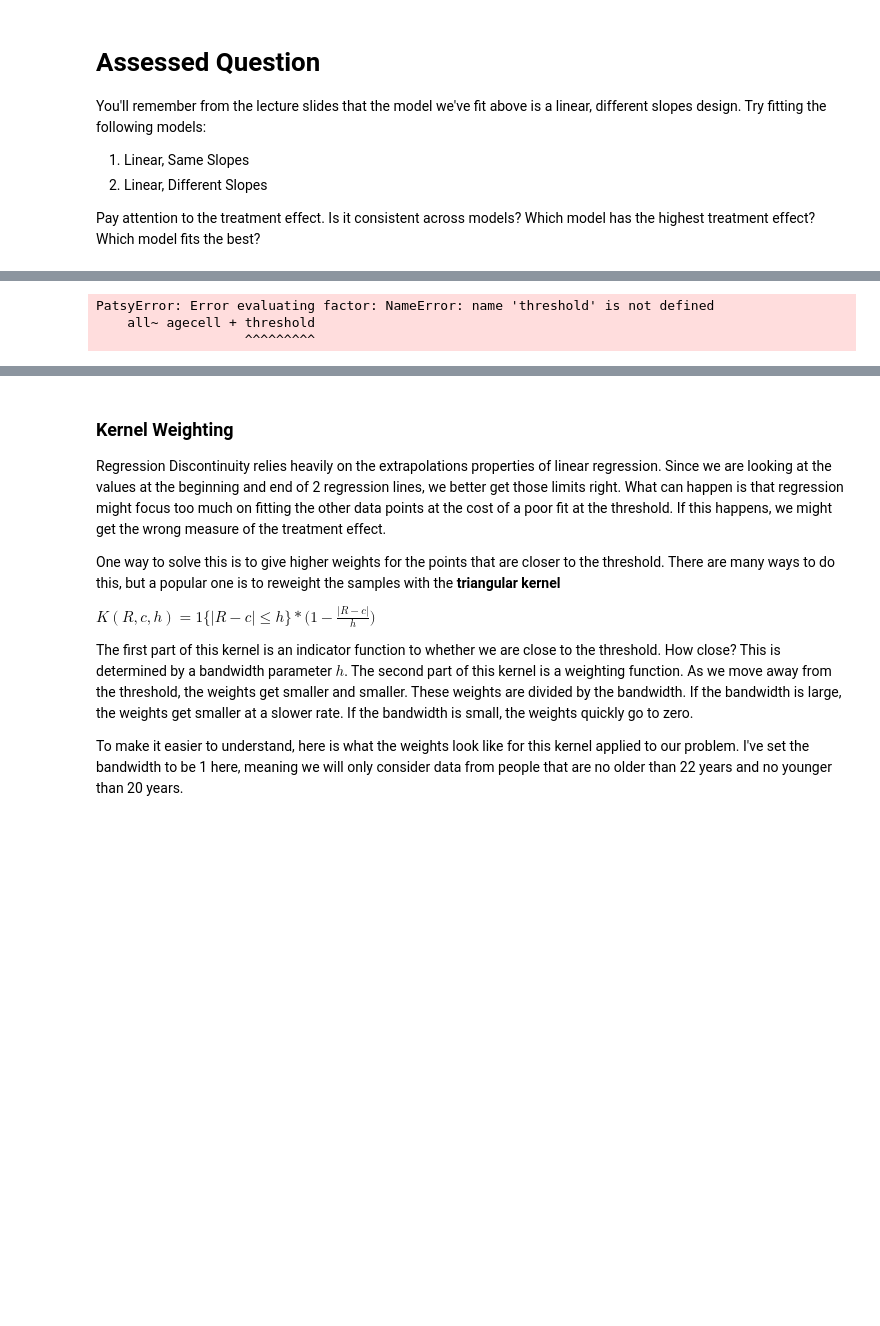
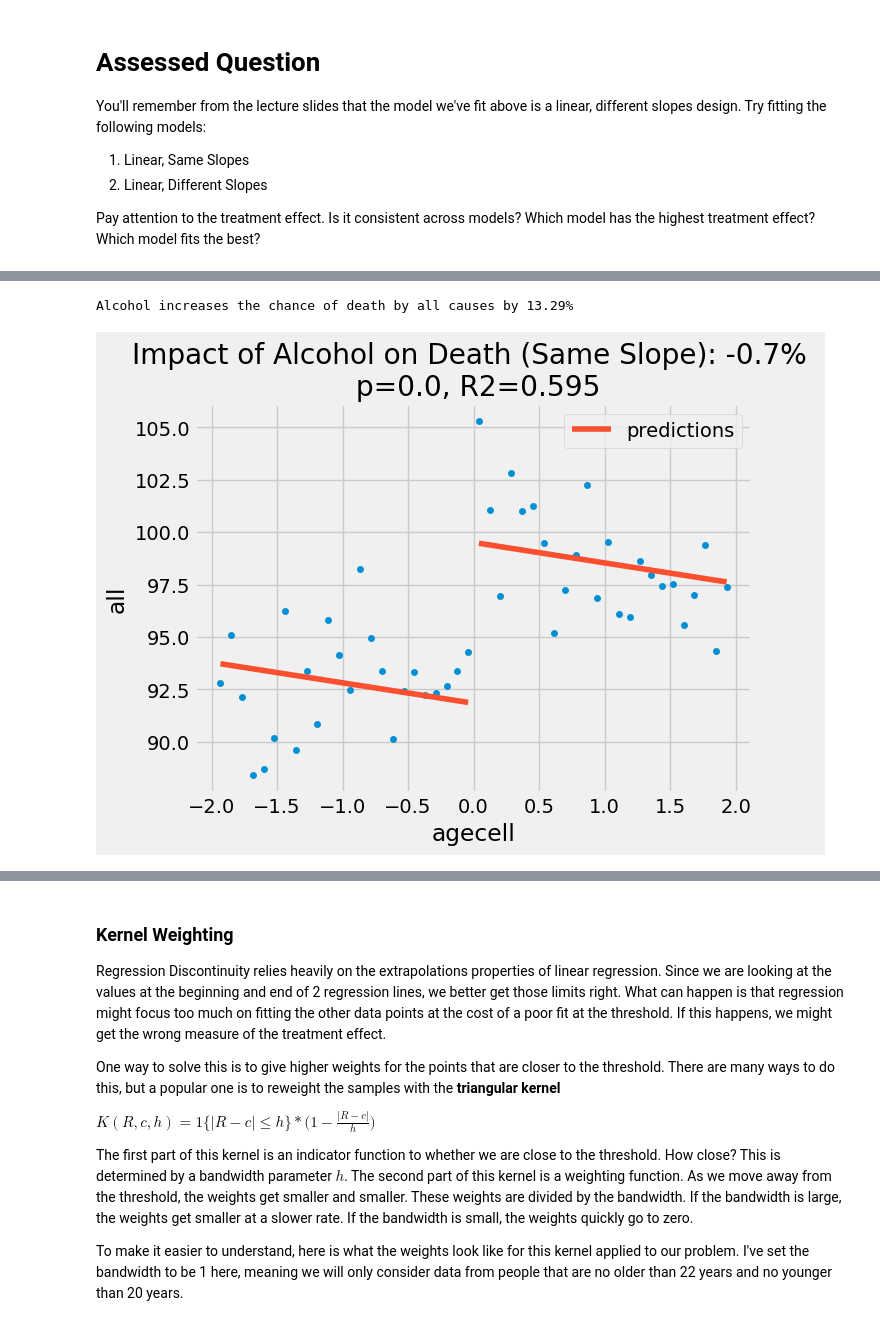
Before and after one commit to Feilusun/QM2, a Jupyter notebook: notebooks/W09. Regression Discontinuity.ipynb, the cells around one changed output, grey strips where cells are left out. Cells and saved outputs as stored; diff of their text form; code cells hidden in the pictures; blank space fills up the shorter version.

```diff
--- a/notebooks/W09. Regression Discontinuity.ipynb
+++ b/notebooks/W09. Regression Discontinuity.ipynb
@@ -237,3 +236,7 @@ You'll remember from the lecture slides that the model we've fit above is a line
 2. Linear, Different Slopes
 
 Pay attention to the treatment effect. Is it consistent across models? Which model has the highest treatment effect? Which model fits the best?
+# %%
+rdd_df = drinking.assign(threshold=(drinking["agecell"] > 0).astype(int))
+model_same_slope = smf.wls("all ~ agecell + threshold", rdd_df).fit()
+print(model_same_slope.summary())
@@ -240,18 +261,12 @@ Pay attention to the treatment effect. Is it consistent across models? Which mod
+# %%
+ate_pct_same_slope = 100*((model.params["threshold"] + model.params["Intercept"])/model.params["Intercept"] - 1)
+print("Alcohol increases the chance of death by all causes by {}%".format(np.round(ate_pct,2)))
+# %% [output]
+Alcohol increases the chance of death by all causes by 13.29%
 # %%
-rdd_df = drinking.assign(threshold=(drinking["agecell"] > 0).astype(int))
-model_same_slopes = smf.ols("all~ agecell + threshold", data=drinking).fit()
-print(model_same_slopes.summary())
-
-# Calculate and print the treatment effect as a percentage change
-ate_pct_same_slopes = 100 * (model_same_slopes.params["threshold"] / model_same_slopes.params["Intercept"])
-print("Alcohol increases the chance of death by all causes by {}%".format(np.round(ate_pct_same_slopes, 2)))
-
-# Visualize the model
 ax = drinking.plot.scatter(x="agecell", y="all", color="C0")
-drinking.assign(predictions=model_same_slopes.fittedvalues).plot(x="agecell", y="predictions", ax=ax, color="C1")
-plt.title(f"Impact of Alcohol on Death (Same Slopes): {np.round(ate_pct_same_slopes, 2)}% \n p={np.round(model_same_slopes.pvalues['threshold'], 3)}, R2={np.round(model_same_slopes.rsquared, 3)}")
+drinking.assign(predictions=model_same_slope.fittedvalues).plot(x="agecell", y="predictions", ax=ax, color="C1")
+plt.title(f"Impact of Alcohol on Death (Same Slope): {np.round(ate_pct_same_slope, 2)}% \n p={np.round(model_same_slope.pvalues['threshold'], 3)}, R2={np.round(model_same_slope.rsquared, 3)}")
 plt.show()
 # %% [output]
-PatsyError: Error evaluating factor: NameError: name 'threshold' is not defined
-    all~ agecell + threshold
-                   ^^^^^^^^^
+[figure, added]
```
Also changed, not shown: parts of 18 cells of this notebook.
